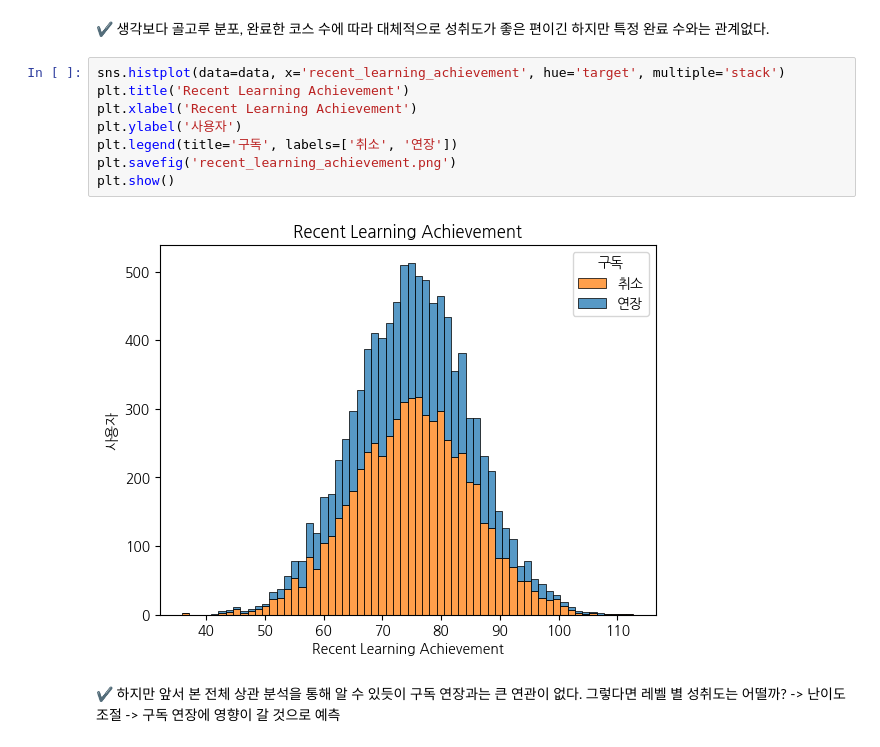
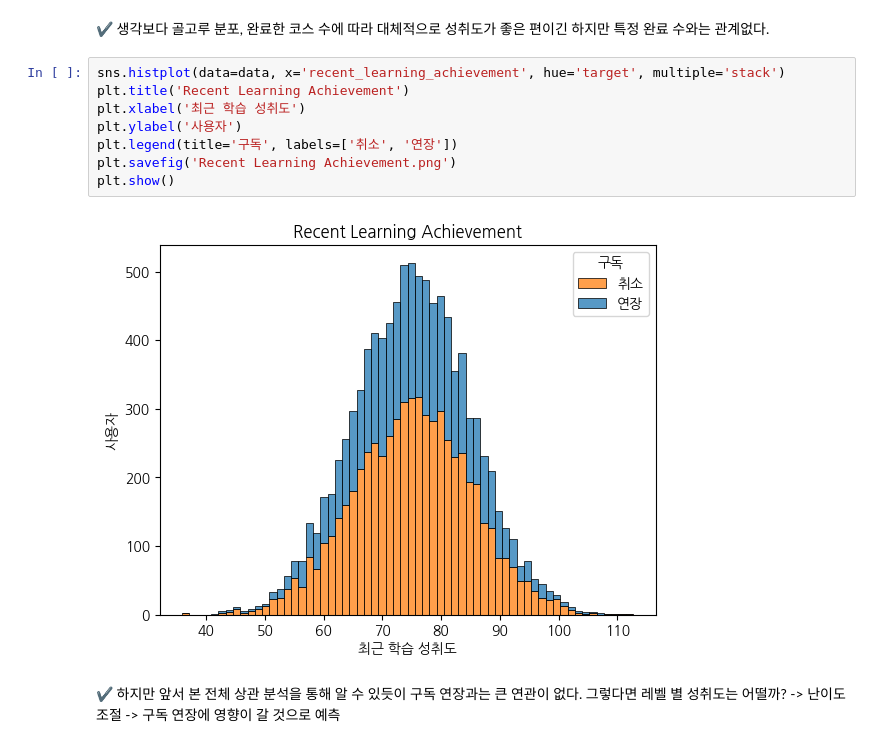
Before and after one commit to kesiss777/wassup3, a Jupyter notebook: 05_Data_Analysis/DA_Mini_Project.ipynb, the cells around one changed output. Saved outputs shown, nothing was run; the diff lists cells and outputs as text.

```diff
--- a/05_Data_Analysis/DA_Mini_Project.ipynb
+++ b/05_Data_Analysis/DA_Mini_Project.ipynb
@@ -324,13 +324,13 @@ plt.show()
 # %%
 sns.histplot(data=data, x='recent_learning_achievement', hue='target', multiple='stack')
 plt.title('Recent Learning Achievement')
-plt.xlabel('Recent Learning Achievement')
+plt.xlabel('최근 학습 성취도')
 plt.ylabel('사용자')
 plt.legend(title='구독', labels=['취소', '연장'])
-plt.savefig('recent_learning_achievement.png')
+plt.savefig('Recent Learning Achievement.png')
 plt.show()
 # %% [output]
-[figure, old version]
+[figure, new version]
 # %% [markdown]
 ✔️ 하지만 앞서 본 전체 상관 분석을 통해 알 수 있듯이 구독 연장과는 큰 연관이 없다. 그렇다면 레벨 별 성취도는 어떨까? -> 난이도 조절 -> 구독 연장에 영향이 갈 것으로 예측
 # %%
```
Also changed, not shown: parts of 9 cells of this notebook, 12 other files.
